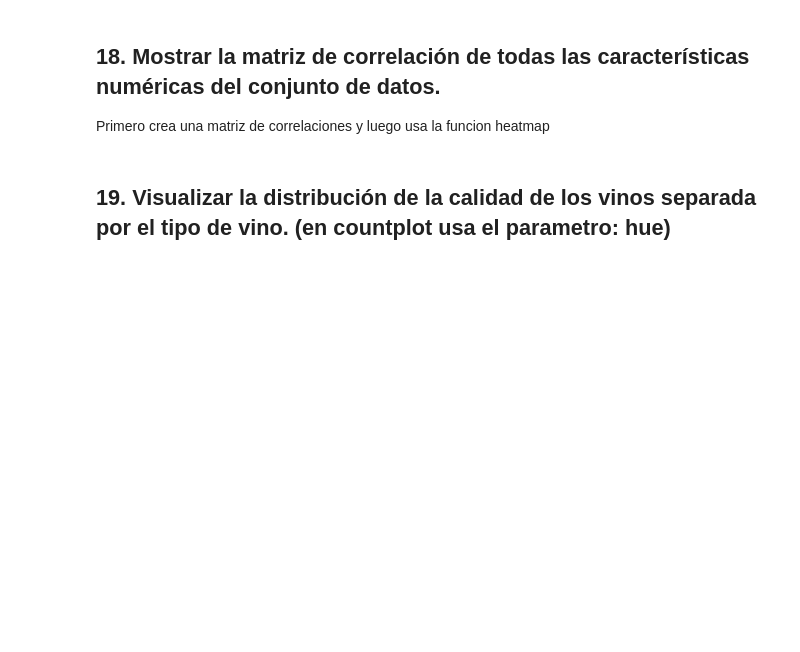
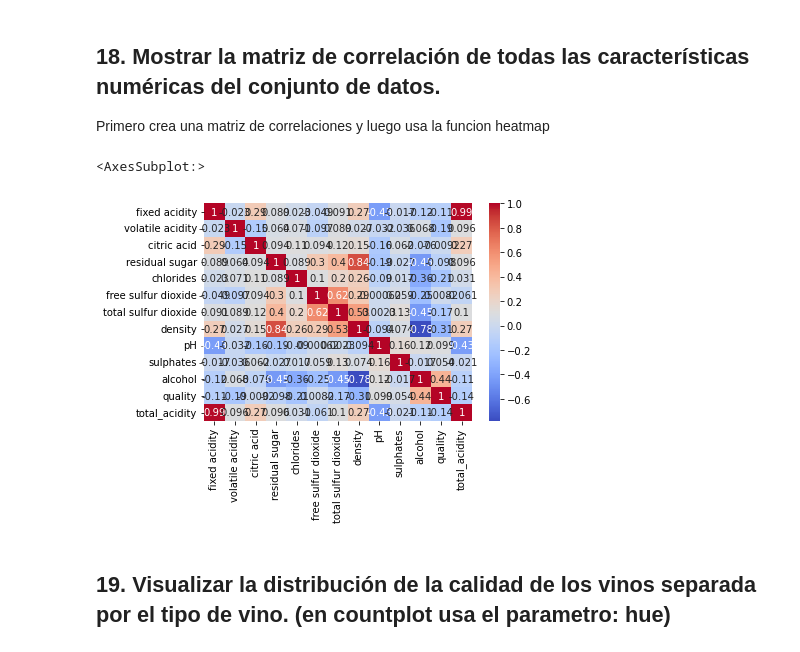
Before and after one commit to LuKaO13/Apuntes, a Jupyter notebook: ejercicios_pandas_5.ipynb, the cells around one changed output. Saved outputs shown, nothing was run; the diff lists cells and outputs as text; code cells hidden in the pictures; blank space fills up the shorter version.

```diff
--- a/ejercicios_pandas_5.ipynb
+++ b/ejercicios_pandas_5.ipynb
@@ -57,5 +228,11 @@ wine_df[wine_df.duplicated(keep=False)].sort_values('pH')
 ## 18. Mostrar la matriz de correlación de todas las características numéricas del conjunto de datos.
 
 Primero crea una matriz de correlaciones y luego usa la funcion heatmap
+# %%
+correlation_matrix = wine_df.corr()
+sns.heatmap(correlation_matrix, annot=True, cmap="coolwarm")
+# %% [output]
+<AxesSubplot:>
+[figure, added]
 # %% [markdown]
 ## 19. Visualizar la distribución de la calidad de los vinos separada por el tipo de vino. (en countplot usa el parametro: hue)
```
Also changed, not shown: parts of 51 cells of this notebook.
